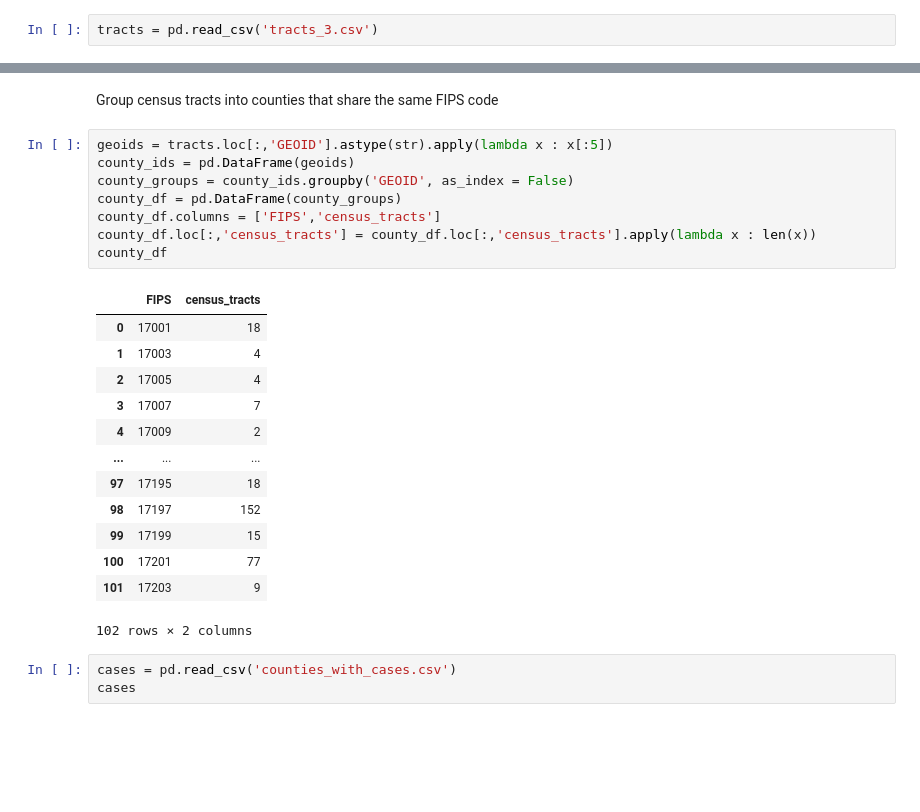
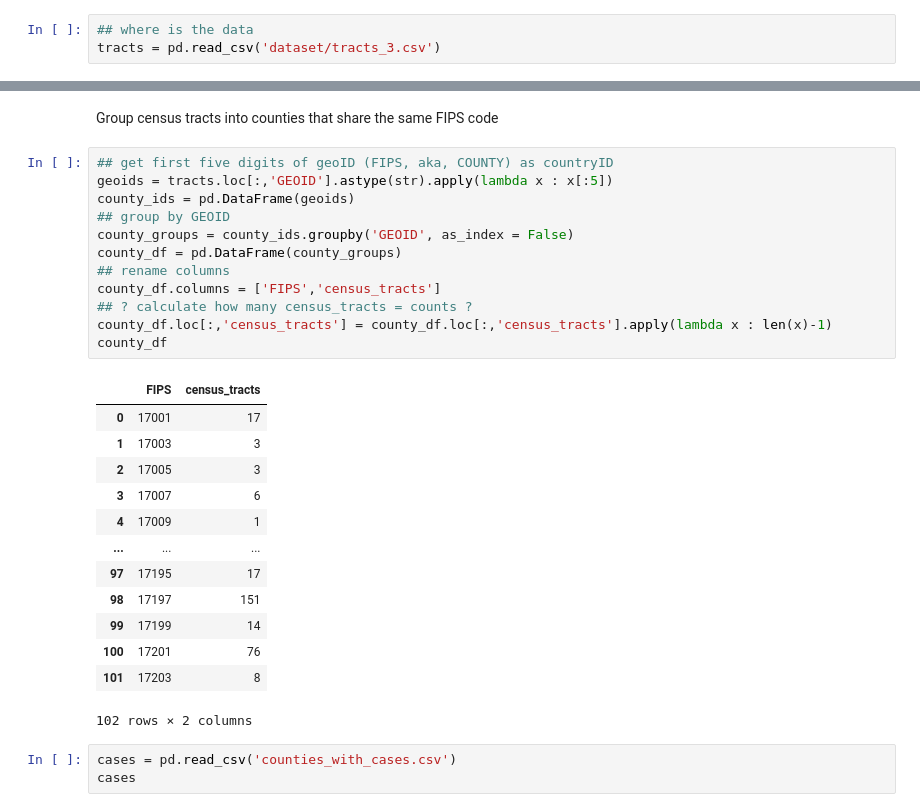
Before and after one commit to ncsa/COVID_Rural_Transport, a Jupyter notebook: Risk_Flow_Modeling.ipynb, the cells around one changed output, grey strips where cells are left out. Cells and saved outputs as stored; diff of their text form; blank space fills up the shorter version.

```diff
--- a/Risk_Flow_Modeling.ipynb
+++ b/Risk_Flow_Modeling.ipynb
@@ -3,4 +3,5 @@
 # %%
 import pandas as pd
 # %%
-tracts = pd.read_csv('tracts_3.csv')
+## where is the data
+tracts = pd.read_csv('dataset/tracts_3.csv')
@@ -21,26 +8,30 @@ tracts = pd.read_csv('tracts_3.csv')
 # %% [markdown]
 Group census tracts into counties that share the same FIPS code
 # %%
+## get first five digits of geoID (FIPS, aka, COUNTY) as countryID
 geoids = tracts.loc[:,'GEOID'].astype(str).apply(lambda x : x[:5])
 county_ids = pd.DataFrame(geoids)
+## group by GEOID
 county_groups = county_ids.groupby('GEOID', as_index = False)
 county_df = pd.DataFrame(county_groups)
+## rename columns
 county_df.columns = ['FIPS','census_tracts']
-county_df.loc[:,'census_tracts'] = county_df.loc[:,'census_tracts'].apply(lambda x : len(x))
+## ? calculate how many census_tracts = counts ?
+county_df.loc[:,'census_tracts'] = county_df.loc[:,'census_tracts'].apply(lambda x : len(x)-1)
 county_df
 # %% [output]
 |  | FIPS | census_tracts |
-| 0 | 17001 | 18 |
-| 1 | 17003 | 4 |
-| 2 | 17005 | 4 |
-| 3 | 17007 | 7 |
-| 4 | 17009 | 2 |
+| 0 | 17001 | 17 |
+| 1 | 17003 | 3 |
+| 2 | 17005 | 3 |
+| 3 | 17007 | 6 |
+| 4 | 17009 | 1 |
 | ... | ... | ... |
-| 97 | 17195 | 18 |
-| 98 | 17197 | 152 |
-| 99 | 17199 | 15 |
-| 100 | 17201 | 77 |
-| 101 | 17203 | 9 |
+| 97 | 17195 | 17 |
+| 98 | 17197 | 151 |
+| 99 | 17199 | 14 |
+| 100 | 17201 | 76 |
+| 101 | 17203 | 8 |
 102 rows × 2 columns
 # %%
 cases = pd.read_csv('counties_with_cases.csv')
```
Also changed, not shown: parts of 32 cells of this notebook, 22 other files.
